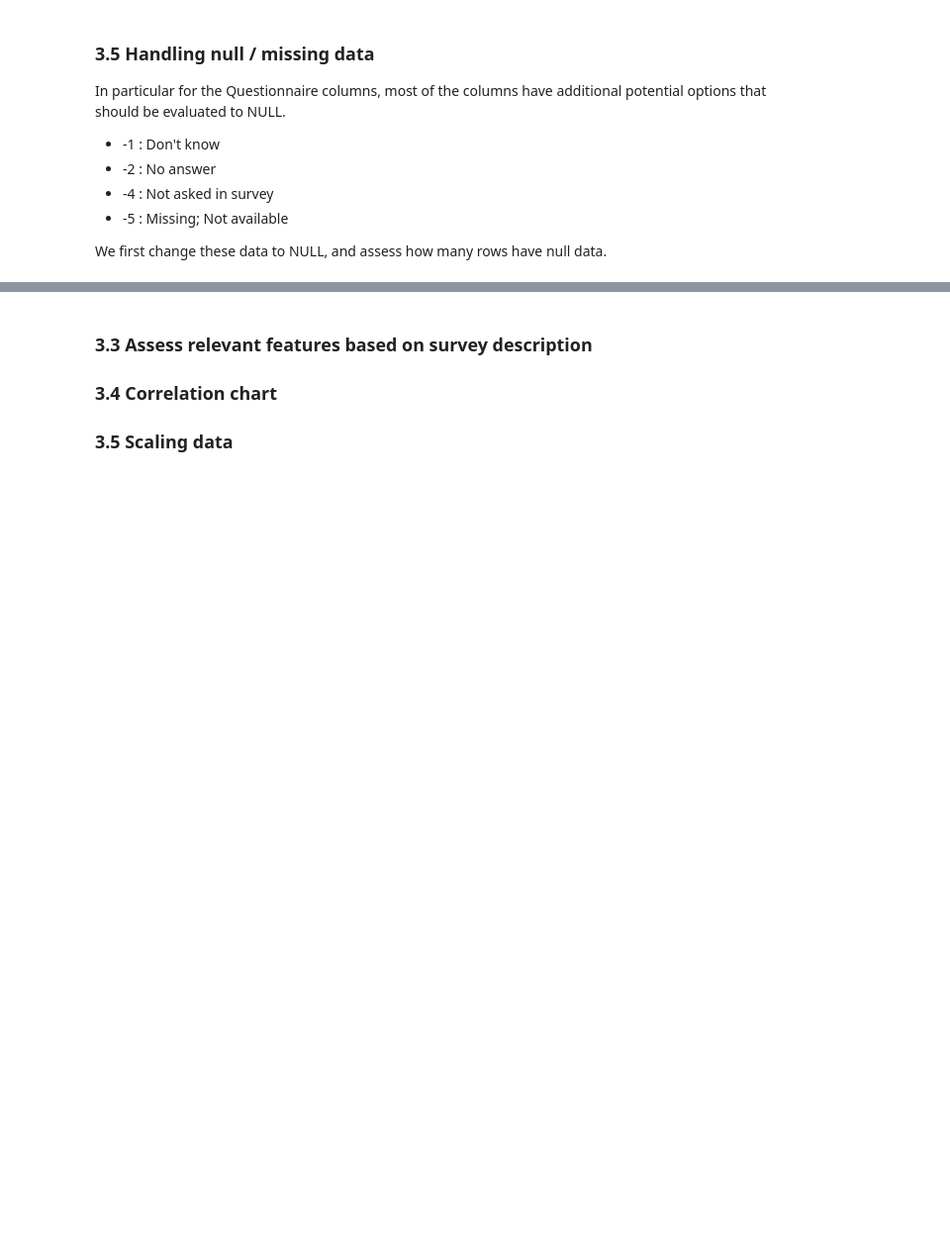
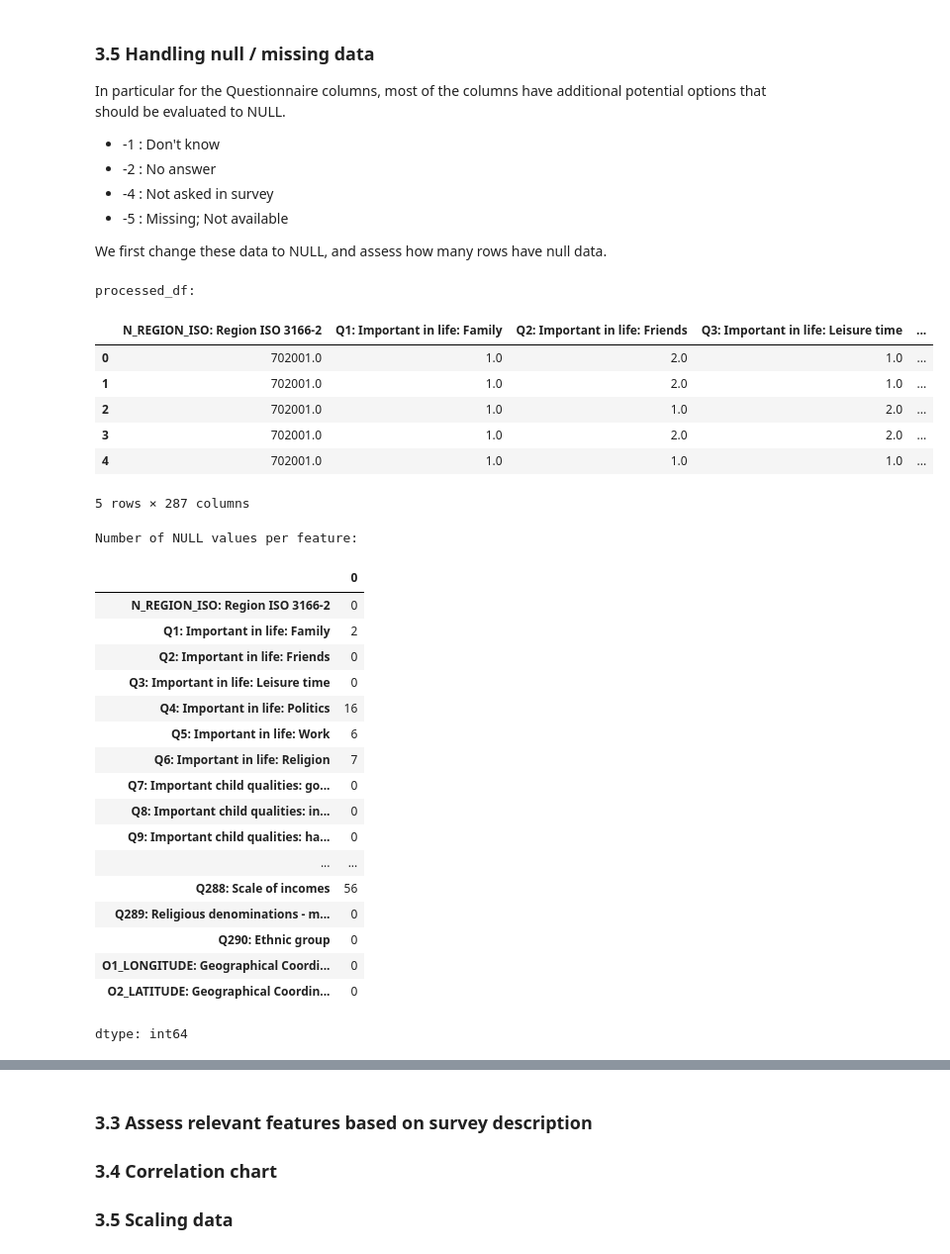
Before and after one commit to gooncaver/is5126_finalproj, a Jupyter notebook: Data/Scripts/preprocessing_ck.ipynb, the cells around one changed output, grey strips where cells are left out. Shown at 99% size. Saved outputs shown, nothing was run; the diff lists cells and outputs as text; code cells hidden in the pictures; blank space fills up the shorter version.

Commit message:
UPDATE section 3 - null values

```diff
--- a/Data/Scripts/preprocessing_ck.ipynb
+++ b/Data/Scripts/preprocessing_ck.ipynb
@@ -397,16 +357,48 @@ In particular for the Questionnaire columns, most of the columns have additional
 - -5 : Missing; Not available
 
 We first change these data to NULL, and assess how many rows have null data.
-# %%
-# handle negative values as NULL
-
-for col in categorical_features:
-    df[col][df[col] < 0] = np.nan
-
-
-'''
--1 : Don't know
--2 : No answer
--4 : Not asked in survey
--5 : Missing; Not available
-'''
+# %%
+# copy out relevant columns to processed_df
+
+processed_df = df[categorical_features + float_features].copy()
+
+# handle negative values as NULL
+
+for col in categorical_features:
+  processed_df.loc[processed_df[col] < 0, col] = np.nan
+
+print("processed_df:")
+display(processed_df.head())
+
+# display how many NULL values
+
+print("\nNumber of NULL values per feature:")
+processed_df.isnull().sum()
+# %% [output]
+processed_df:
+|  | N_REGION_ISO: Region ISO 3166-2 | Q1: Important in life: Family | Q2: Important in life: Friends | Q3: Important in life: Leisure time | ... |
+| 0 | 702001.0 | 1.0 | 2.0 | 1.0 | ... |
+| 1 | 702001.0 | 1.0 | 2.0 | 1.0 | ... |
+| 2 | 702001.0 | 1.0 | 1.0 | 2.0 | ... |
+| 3 | 702001.0 | 1.0 | 2.0 | 2.0 | ... |
+| 4 | 702001.0 | 1.0 | 1.0 | 1.0 | ... |
+5 rows × 287 columns
+Number of NULL values per feature:
+|  | 0 |
+| N_REGION_ISO: Region ISO 3166-2 | 0 |
+| Q1: Important in life: Family | 2 |
+| Q2: Important in life: Friends | 0 |
+| Q3: Important in life: Leisure time | 0 |
+| Q4: Important in life: Politics | 16 |
+| Q5: Important in life: Work | 6 |
+| Q6: Important in life: Religion | 7 |
+| Q7: Important child qualities: go... | 0 |
+| Q8: Important child qualities: in... | 0 |
+| Q9: Important child qualities: ha... | 0 |
+| ... | ... |
+| Q288: Scale of incomes | 56 |
+| Q289: Religious denominations - m... | 0 |
+| Q290: Ethnic group | 0 |
+| O1_LONGITUDE: Geographical Coordi... | 0 |
+| O2_LATITUDE: Geographical Coordin... | 0 |
+dtype: int64
```
Also changed, not shown: parts of 3 cells of this notebook.
